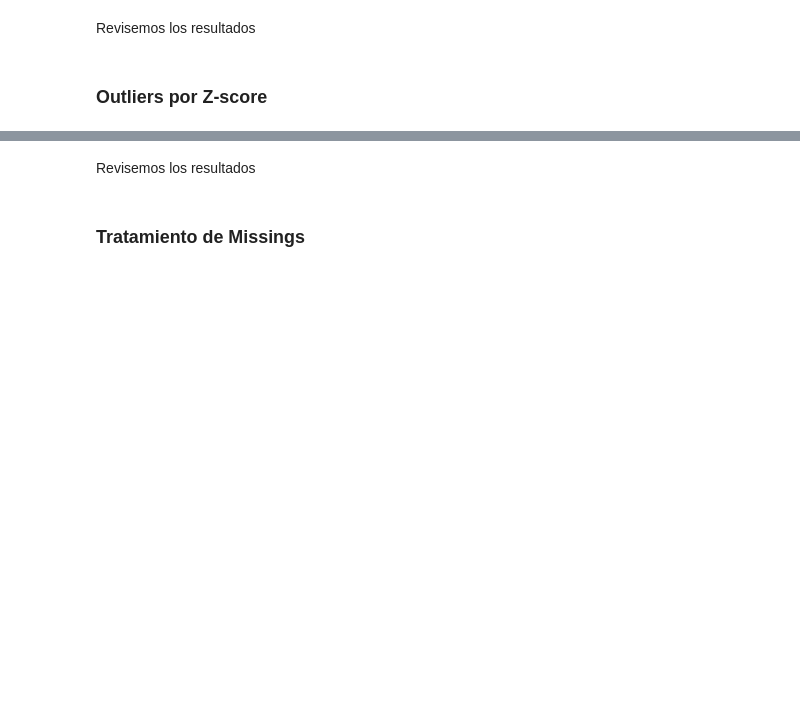
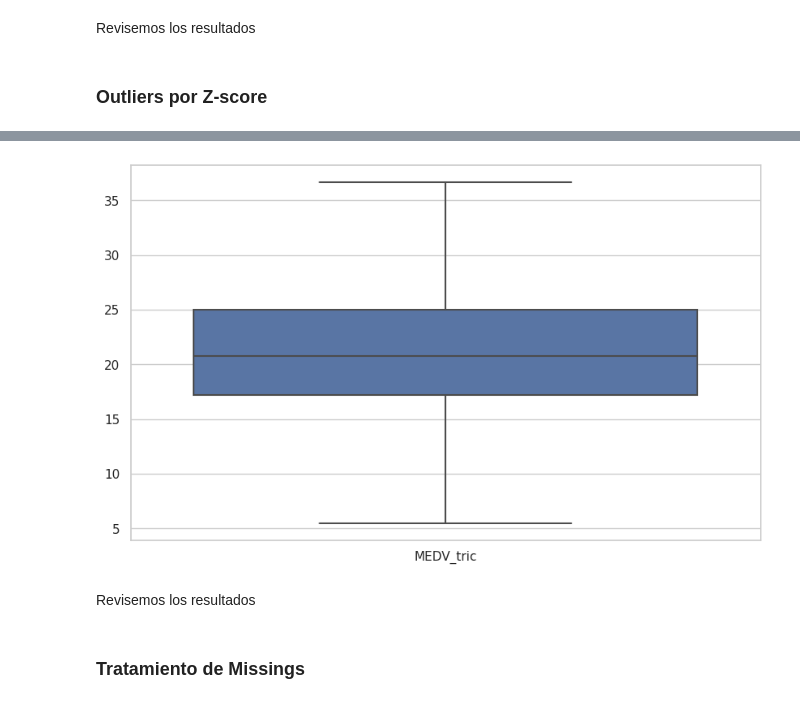
Before and after one commit to maacunap76/Especiaizacion_ML_Deep_DMC, a Jupyter notebook: Supervised_models/Linear_regression/Lab_Boston_Housing_v2.ipynb, the cells around one changed output, grey strips where cells are left out. Drawn from its saved outputs; the diff is of its cells as text; code cells hidden in the pictures; blank space fills up the shorter version.

```diff
--- a/Supervised_models/Linear_regression/Lab_Boston_Housing_v2.ipynb
+++ b/Supervised_models/Linear_regression/Lab_Boston_Housing_v2.ipynb
@@ -590,3 +625,7 @@ X_train.head()
+# %%
+ax = sns.boxplot(data=train[['MEDV_tric']], orient="v")
+# %% [output]
+[figure, added]
 # %% [markdown]
 Revisemos los resultados
 # %%
```
Also changed, not shown: parts of 11 cells of this notebook.
